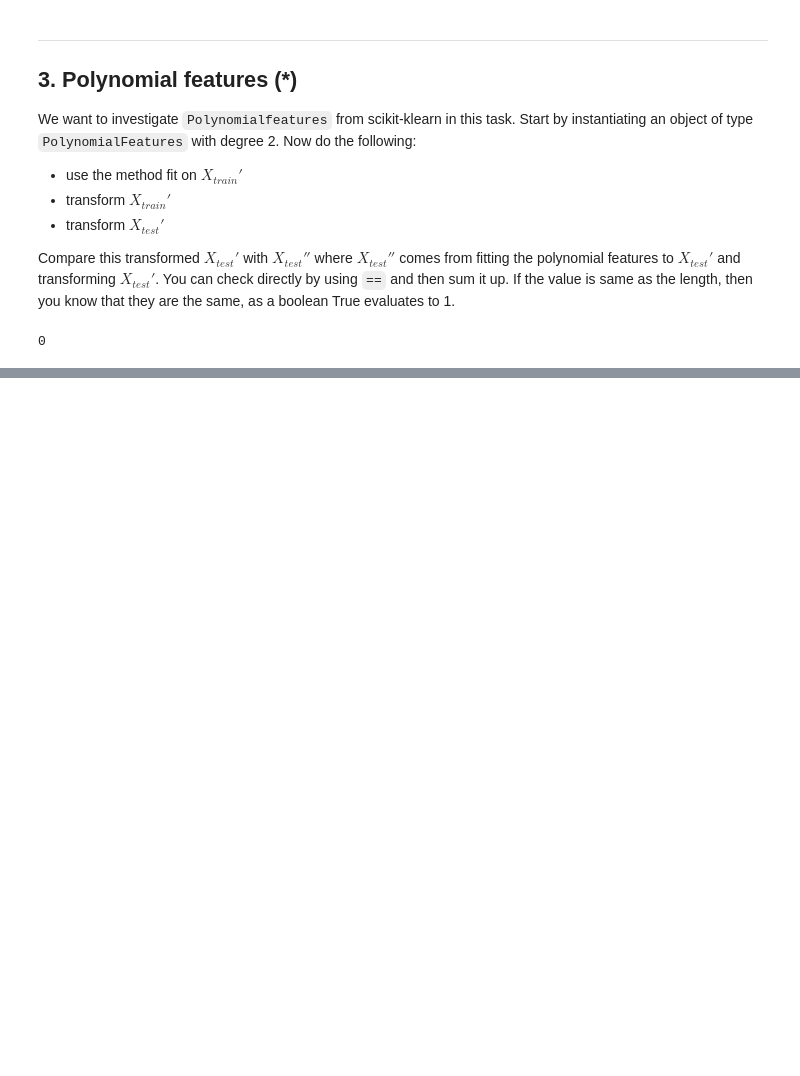
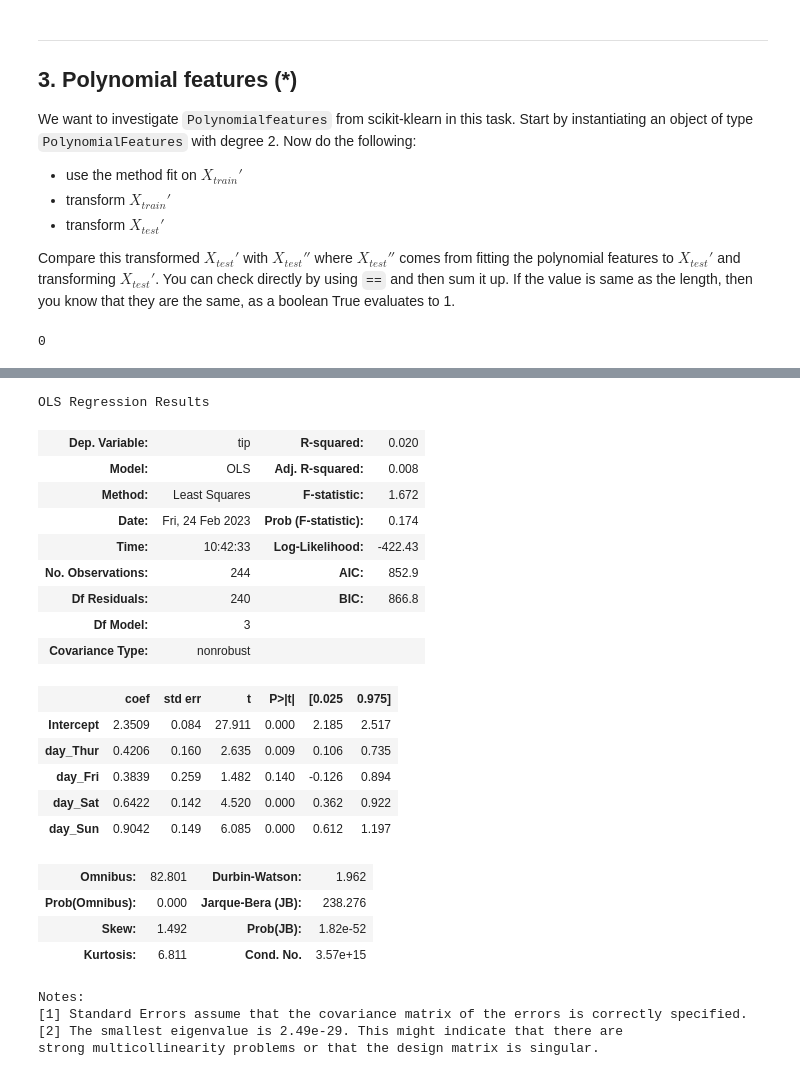
Before and after one commit to HakanAkerblom/Machine-learning-Hakan-Akerblom, a Jupyter notebook: Exercises/E03-Overfit_regularization.ipynb, the cells around one changed output, grey strips where cells are left out. Cells and saved outputs as stored; diff of their text form; code cells hidden in the pictures; blank space fills up the shorter version.

```diff
--- a/Exercises/E03-Overfit_regularization.ipynb
+++ b/Exercises/E03-Overfit_regularization.ipynb
@@ -233,0 +283,29 @@ rmse for degree 4 is 49725657764.86713
+# %%
+df_dummies = pd.get_dummies(df, drop_first=False)
+results = smf.ols("tip ~ day_Thur + day_Fri + day_Sat + day_Sun", data=df_dummies).fit()
+results.summary()
+# %% [output]
+OLS Regression Results
+| Dep. Variable: | tip | R-squared: | 0.020 |
+| Model: | OLS | Adj. R-squared: | 0.008 |
+| Method: | Least Squares | F-statistic: | 1.672 |
+| Date: | Fri, 24 Feb 2023 | Prob (F-statistic): | 0.174 |
+| Time: | 10:42:33 | Log-Likelihood: | -422.43 |
+| No. Observations: | 244 | AIC: | 852.9 |
+| Df Residuals: | 240 | BIC: | 866.8 |
+| Df Model: | 3 |  |  |
+| Covariance Type: | nonrobust |  |  |
+|  | coef | std err | t | P>|t| | [0.025 | 0.975] |
+| Intercept | 2.3509 | 0.084 | 27.911 | 0.000 | 2.185 | 2.517 |
+| day_Thur | 0.4206 | 0.160 | 2.635 | 0.009 | 0.106 | 0.735 |
+| day_Fri | 0.3839 | 0.259 | 1.482 | 0.140 | -0.126 | 0.894 |
+| day_Sat | 0.6422 | 0.142 | 4.520 | 0.000 | 0.362 | 0.922 |
+| day_Sun | 0.9042 | 0.149 | 6.085 | 0.000 | 0.612 | 1.197 |
+| Omnibus: | 82.801 | Durbin-Watson: | 1.962 |
+| Prob(Omnibus): | 0.000 | Jarque-Bera (JB): | 238.276 |
+| Skew: | 1.492 | Prob(JB): | 1.82e-52 |
+| Kurtosis: | 6.811 | Cond. No. | 3.57e+15 |
+Notes:
+[1] Standard Errors assume that the covariance matrix of the errors is correctly specified.
+[2] The smallest eigenvalue is 2.49e-29. This might indicate that there are
+strong multicollinearity problems or that the design matrix is singular.
```
Also changed, not shown: parts of 4 cells of this notebook.
